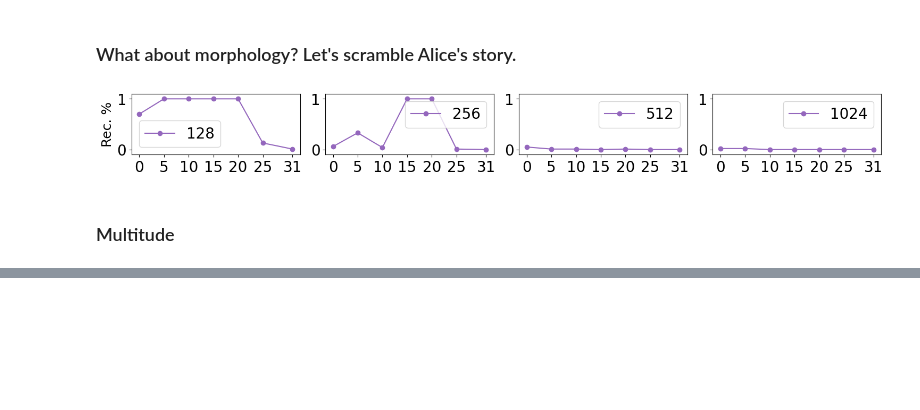
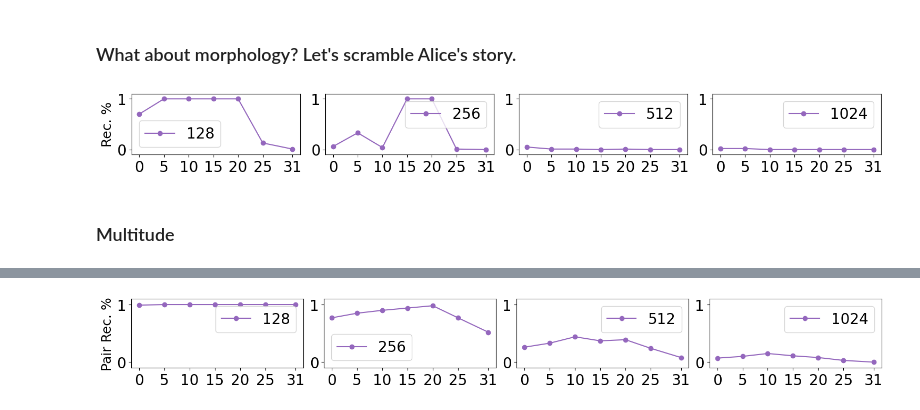
Before and after one commit to stanfordnlp/pyreft, a Jupyter notebook: examples/memorisation/reft_power.ipynb, the cells around one changed output, grey strips where cells are left out. Drawn from its saved outputs; the diff is of its cells as text; code cells hidden in the pictures; blank space fills up the shorter version.

Commit message:
memo exp complete

```diff
--- a/examples/memorisation/reft_power.ipynb
+++ b/examples/memorisation/reft_power.ipynb
@@ -521,7 +521,7 @@ alice_word = " ".join(alice_content).split(" ")
 alice_vocab = set([re.sub(r'[^\w\s]','', w.lower().strip()) for w in alice_word]) - {''}
 results = []
 # %%
-for max_pair in [128]:
+for model_max_length in [128, 256, 512, 1024]:
     for TARGET_LAYER in [0, 5, 10, 15, 20, 25, 31]:
         print("analyzing:", (max_pair, TARGET_LAYER))
         # generate access id to token mapping
@@ -573,6 +573,6 @@ for max_pair in [128]:
         match_perc = round(correct_count/max_pair, 2)
         results.append([max_pair, TARGET_LAYER, match_perc])
         print(match_perc)
-# FILE_PATH = './memo_multitude_13B.json'
-# with open(FILE_PATH, 'w') as output_file:
-# 	json.dump(results, output_file, indent=2)
+FILE_PATH = './memo_multitude_7B.json'
+with open(FILE_PATH, 'w') as output_file:
+	json.dump(results, output_file, indent=2)
@@ -599,0 +579,24 @@ Detected kernel version 5.4.0, which is below the recommended minimum of 5.5.0;
+# %%
+loaded_results = json.load(open("./memo_multitude_13B.json"))
+df = pd.DataFrame(
+    loaded_results,
+    columns =['Num of Tokens', 'Layer', 'Recovery Length (%)'], dtype = float
+).astype({'Num of Tokens': int, 'Layer': int, 'Recovery Length (%)': float})
+df = df.pivot(index='Num of Tokens', columns='Layer', values='Recovery Length (%)')
+df_t = df.T
+fig, axes = plt.subplots(1, 4, figsize=(15, 1.8))
+axes = axes.flatten()  # Flatten the array for easy iteration
+
+for i, num_t in enumerate(df.index):
+    axes[i].plot(df_t.index, df_t[num_t], label=num_t, marker='o', color='tab:purple')
+    axes[i].legend(fontsize=20)
+    if i == 0 or i == 4:
+        axes[i].set_ylabel(r'Pair Rec. %', fontsize=18)  # Correctly formatted label
+    axes[i].yaxis.set_major_locator(MaxNLocator(nbins=5, integer=True, prune='upper'))
+    axes[i].set_ylim([-0.1,1.1])
+    axes[i].set_xticks([0, 5, 10, 15, 20, 25, 31])
+plt.tight_layout(pad=0.2)
+plt.savefig('./memo_multitude_13B.png', dpi=200)
+plt.show()
+# %% [output]
+[figure, added]
```
Also changed, not shown: parts of 1 cell of this notebook, 8 other files.
